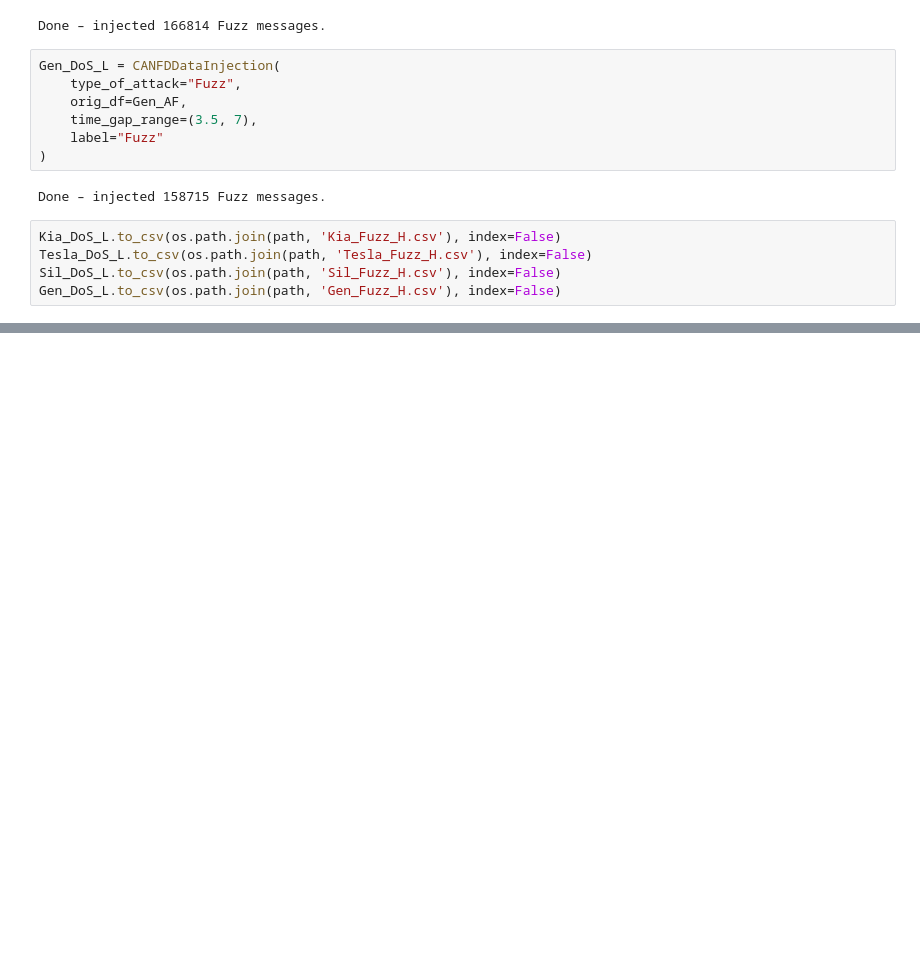
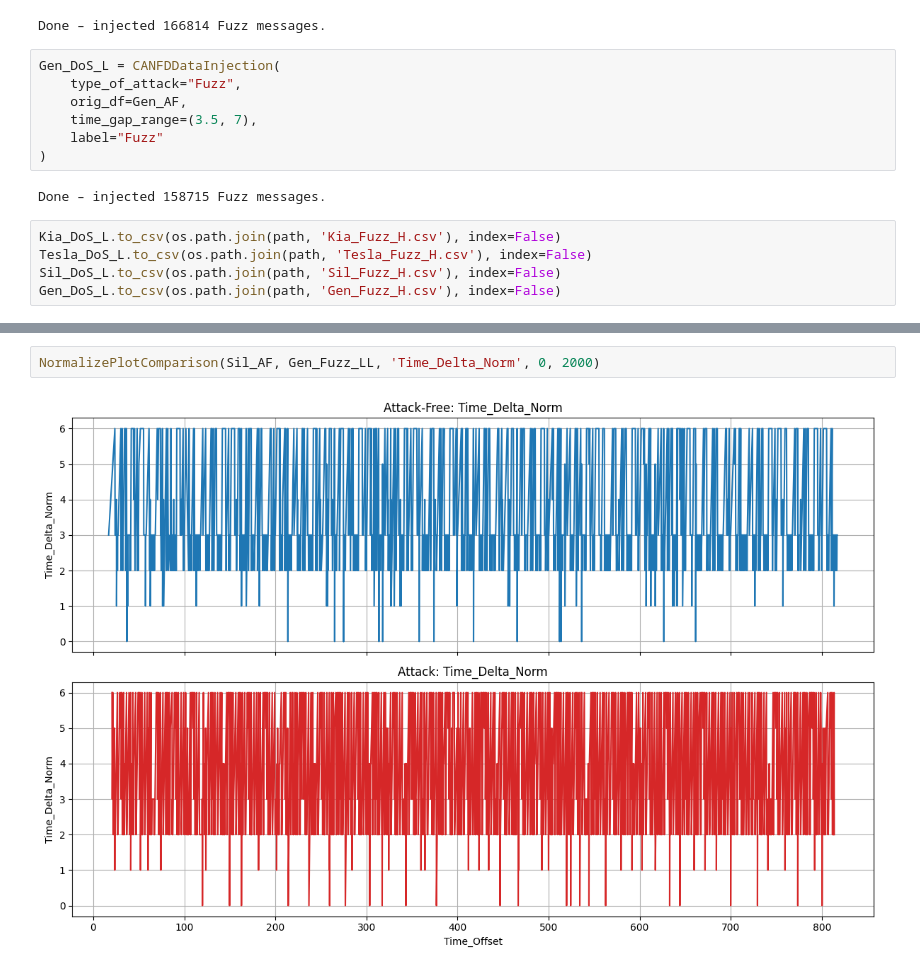
Before and after one commit to Arupreza/UIDS-II, a Jupyter notebook: Gen_Data.ipynb, the cells around one changed output, grey strips where cells are left out. Cells and saved outputs as stored; diff of their text form; blank space fills up the shorter version.

```diff
--- a/Gen_Data.ipynb
+++ b/Gen_Data.ipynb
@@ -475,0 +571,4 @@ Gen_DoS_L.to_csv(os.path.join(path, 'Gen_Fuzz_H.csv'), index=False)
+# %%
+NormalizePlotComparison(Sil_AF, Gen_Fuzz_LL, 'Time_Delta_Norm', 0, 2000)
+# %% [output]
+[figure, added]
```
Also changed, not shown: parts of 20 cells of this notebook, 34 other files.
